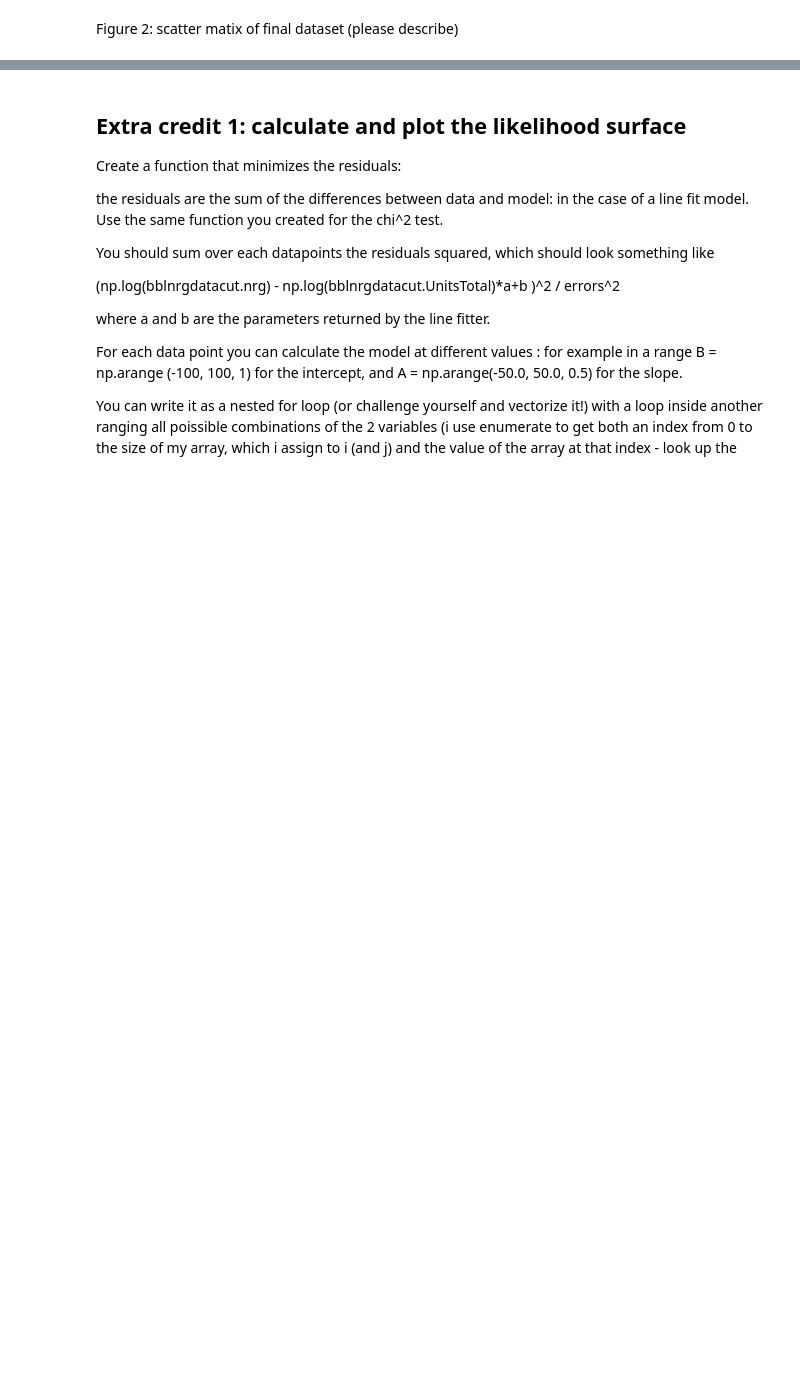
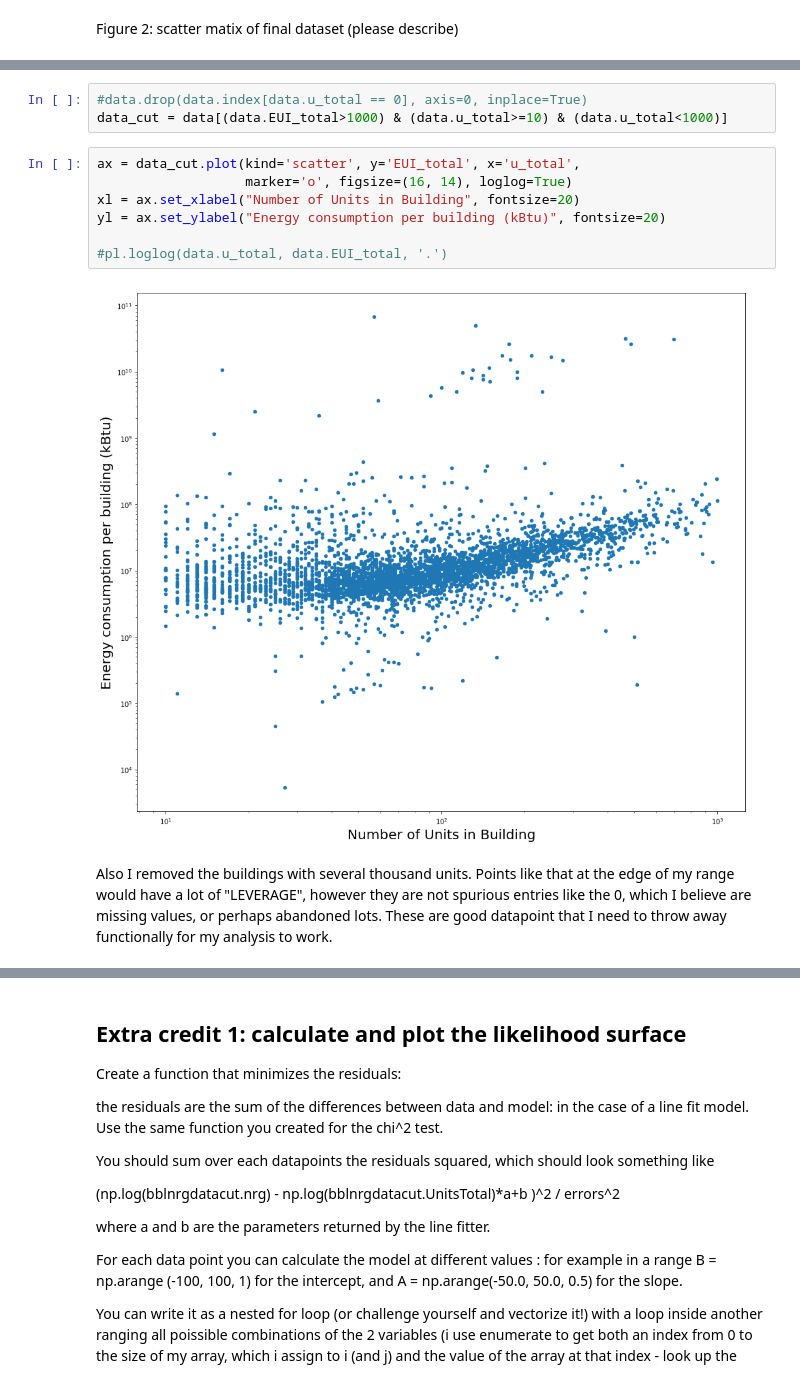
Before and after one commit to ywnch/PUI2017_ywc249, a Jupyter notebook: HW6_ywc249/HW6.ipynb, the cells around one changed output, grey strips where cells are left out. Drawn from its saved outputs; the diff is of its cells as text; blank space fills up the shorter version.

```diff
--- a/HW6_ywc249/HW6.ipynb
+++ b/HW6_ywc249/HW6.ipynb
@@ -315,0 +227,14 @@ print ("LR from statsmodels:", ...)
+# %%
+#data.drop(data.index[data.u_total == 0], axis=0, inplace=True)
+data_cut = data[(data.EUI_total>1000) & (data.u_total>=10) & (data.u_total<1000)]
+# %%
+ax = data_cut.plot(kind='scatter', y='EUI_total', x='u_total',
+                   marker='o', figsize=(16, 14), loglog=True)
+xl = ax.set_xlabel("Number of Units in Building", fontsize=20)
+yl = ax.set_ylabel("Energy consumption per building (kBtu)", fontsize=20)
+
+#pl.loglog(data.u_total, data.EUI_total, '.')
+# %% [output]
+[figure, added]
+# %% [markdown]
+Also I removed the buildings with several thousand units. Points like that at the edge of my range would have a lot of "LEVERAGE", however they are not spurious entries like the 0, which I believe are missing values, or perhaps abandoned lots. These are good datapoint that I need to throw away functionally for my analysis to work.
```
Also changed, not shown: parts of 79 cells of this notebook.
